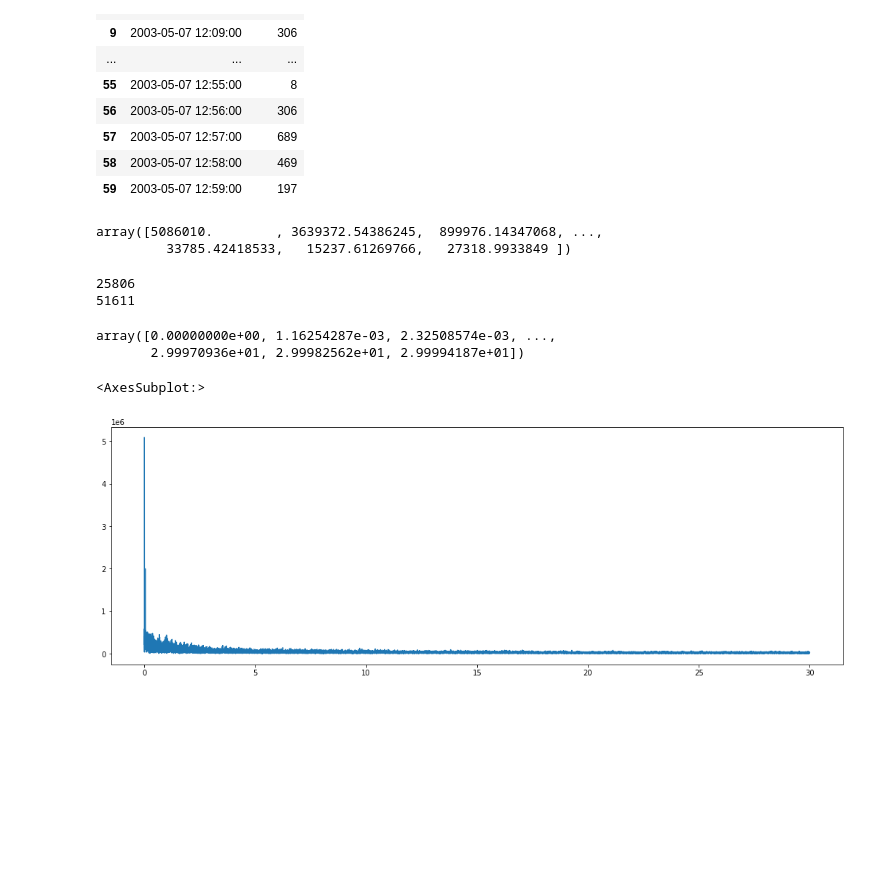
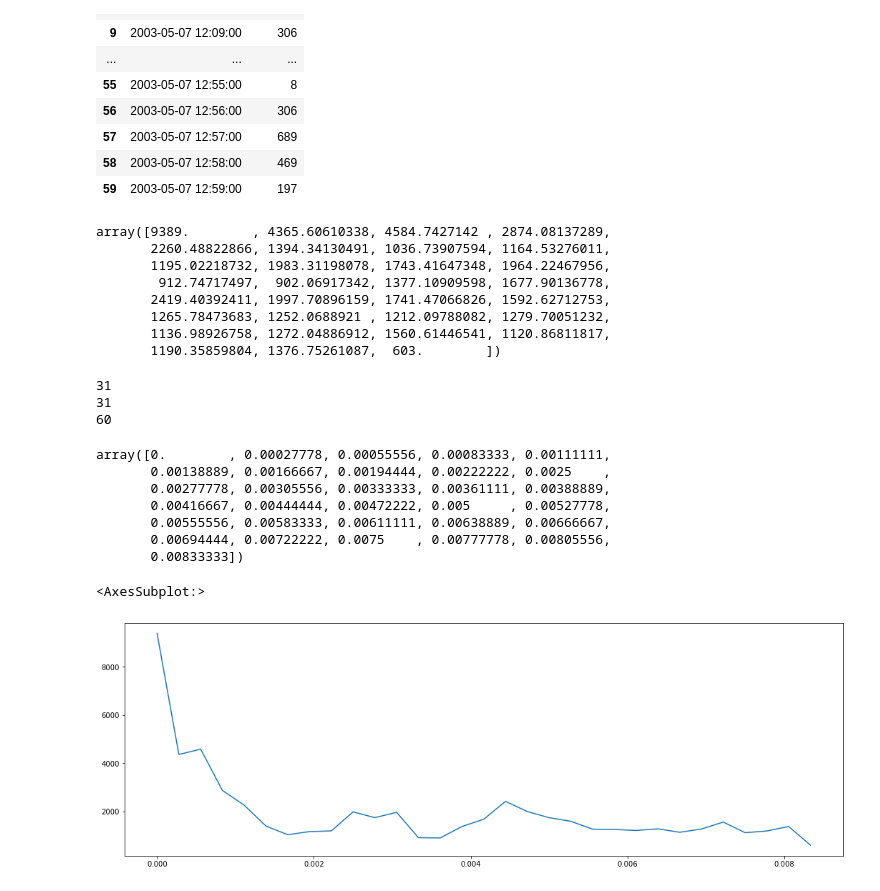
Before and after one commit to mattlegro/MDD-Classification-Project, a Jupyter notebook: preprocessing_and_features.ipynb, the cells around one changed output. Cells and saved outputs as stored; diff of their text form; code cells hidden in the pictures; blank space fills up the shorter version.

```diff
--- a/preprocessing_and_features.ipynb
+++ b/preprocessing_and_features.ipynb
@@ -177,29 +177,42 @@ condition_dfs['condition_1'].iloc[:60]
 | 58 | 2003-05-07 12:58:00 | 469 |
 | 59 | 2003-05-07 12:59:00 | 197 |
 # %%
-peaks_arr = abs(np.fft.rfft(control_dfs['control_1'].activity))
+peaks_arr = abs(np.fft.rfft(control_dfs['control_1'][:60].activity))
 # %%
 peaks_arr
 # %% [output]
-array([5086010.        , 3639372.54386245,  899976.14347068, ...,
-         33785.42418533,   15237.61269766,   27318.9933849 ])
+array([9389.        , 4365.60610338, 4584.7427142 , 2874.08137289,
+       2260.48822866, 1394.34130491, 1036.73907594, 1164.53276011,
+       1195.02218732, 1983.31198078, 1743.41647348, 1964.22467956,
+        912.74717497,  902.06917342, 1377.10909598, 1677.90136778,
+       2419.40392411, 1997.70896159, 1741.47066826, 1592.62712753,
+       1265.78473683, 1252.0688921 , 1212.09788082, 1279.70051232,
+       1136.98926758, 1272.04886912, 1560.61446541, 1120.86811817,
+       1190.35859804, 1376.75261087,  603.        ])
 # %%
-n = control_dfs['control_1'].activity.size
-freq_arr = np.fft.rfftfreq(n, d = 1/60)
+n = control_dfs['control_1'][:60].activity.size
+freq_arr = np.fft.rfftfreq(n, d = 60)
 # %%
 print(len(freq_arr))
+print(len(peaks_arr))
 print(n)
 # %% [output]
-25806
-51611
+31
+31
+60
 # %%
 freq_arr
 # %% [output]
-array([0.00000000e+00, 1.16254287e-03, 2.32508574e-03, ...,
-       2.99970936e+01, 2.99982562e+01, 2.99994187e+01])
+array([0.        , 0.00027778, 0.00055556, 0.00083333, 0.00111111,
+       0.00138889, 0.00166667, 0.00194444, 0.00222222, 0.0025    ,
+       0.00277778, 0.00305556, 0.00333333, 0.00361111, 0.00388889,
+       0.00416667, 0.00444444, 0.00472222, 0.005     , 0.00527778,
+       0.00555556, 0.00583333, 0.00611111, 0.00638889, 0.00666667,
+       0.00694444, 0.00722222, 0.0075    , 0.00777778, 0.00805556,
+       0.00833333])
 # %%
-fig, ax = plt.subplots(figsize = (18,6))
+fig5, ax5 = plt.subplots(figsize = (18,6))
 sns.lineplot(y=peaks_arr,x=freq_arr)
 # %% [output]
 <AxesSubplot:>
-[figure, old version]
+[figure, new version]
```
Also changed, not shown: parts of 72 cells of this notebook.
